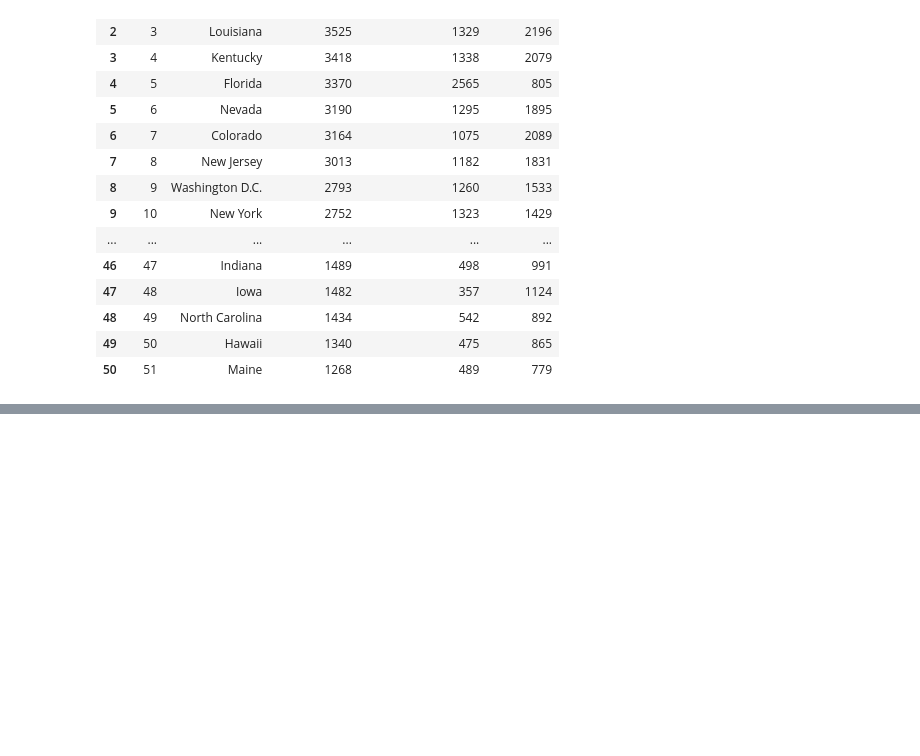
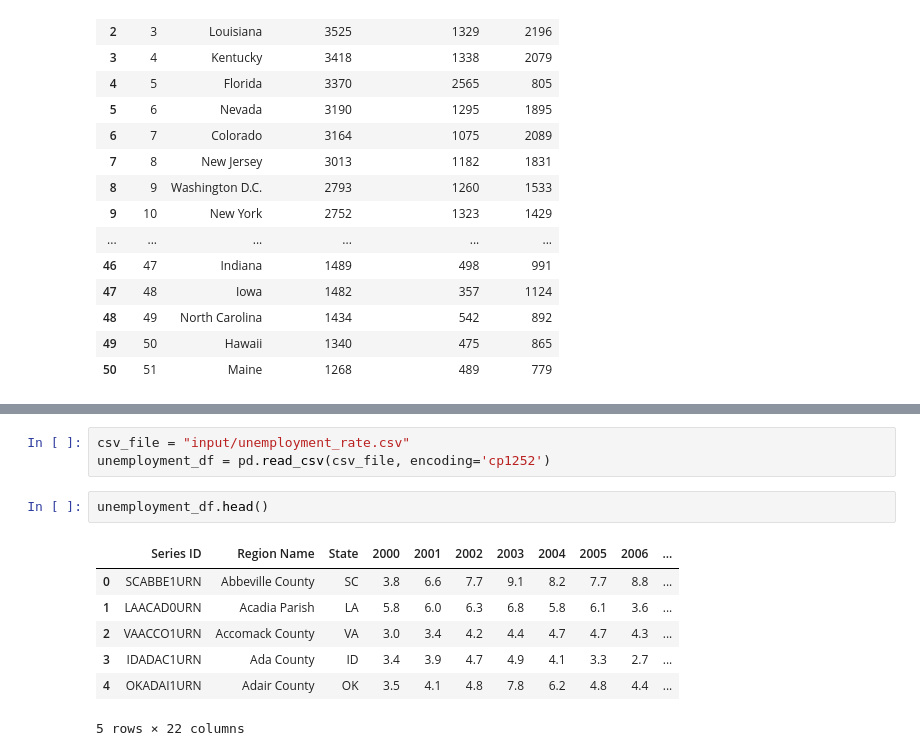
Before and after one commit to ramirezgc/ka-ching, a Jupyter notebook: auto_ins_data.ipynb, the cells around one changed output, grey strips where cells are left out. Saved outputs shown, nothing was run; the diff lists cells and outputs as text; blank space fills up the shorter version.

```diff
--- a/auto_ins_data.ipynb
+++ b/auto_ins_data.ipynb
@@ -35,0 +116,13 @@ with open(csv_file) as f:
+# %%
+csv_file = "input/unemployment_rate.csv"
+unemployment_df = pd.read_csv(csv_file, encoding='cp1252')
+# %%
+unemployment_df.head()
+# %% [output]
+|  | Series ID | Region Name | State | 2000 | 2001 | 2002 | 2003 | 2004 | 2005 | 2006 | ... |
+| 0 | SCABBE1URN | Abbeville County | SC | 3.8 | 6.6 | 7.7 | 9.1 | 8.2 | 7.7 | 8.8 | ... |
+| 1 | LAACAD0URN | Acadia Parish | LA | 5.8 | 6.0 | 6.3 | 6.8 | 5.8 | 6.1 | 3.6 | ... |
+| 2 | VAACCO1URN | Accomack County | VA | 3.0 | 3.4 | 4.2 | 4.4 | 4.7 | 4.7 | 4.3 | ... |
+| 3 | IDADAC1URN | Ada County | ID | 3.4 | 3.9 | 4.7 | 4.9 | 4.1 | 3.3 | 2.7 | ... |
+| 4 | OKADAI1URN | Adair County | OK | 3.5 | 4.1 | 4.8 | 7.8 | 6.2 | 4.8 | 4.4 | ... |
+5 rows × 22 columns
```
Also changed, not shown: parts of 10 cells of this notebook, 3 other files.
